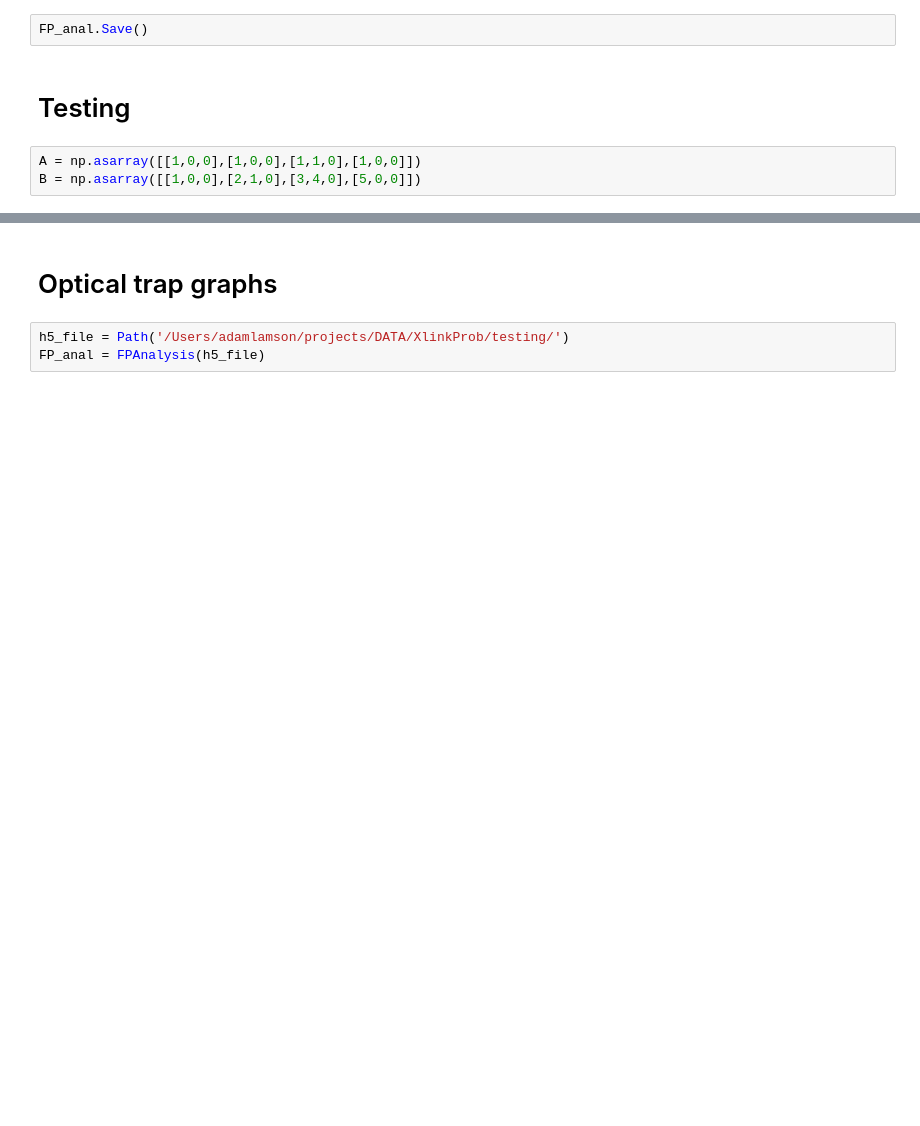
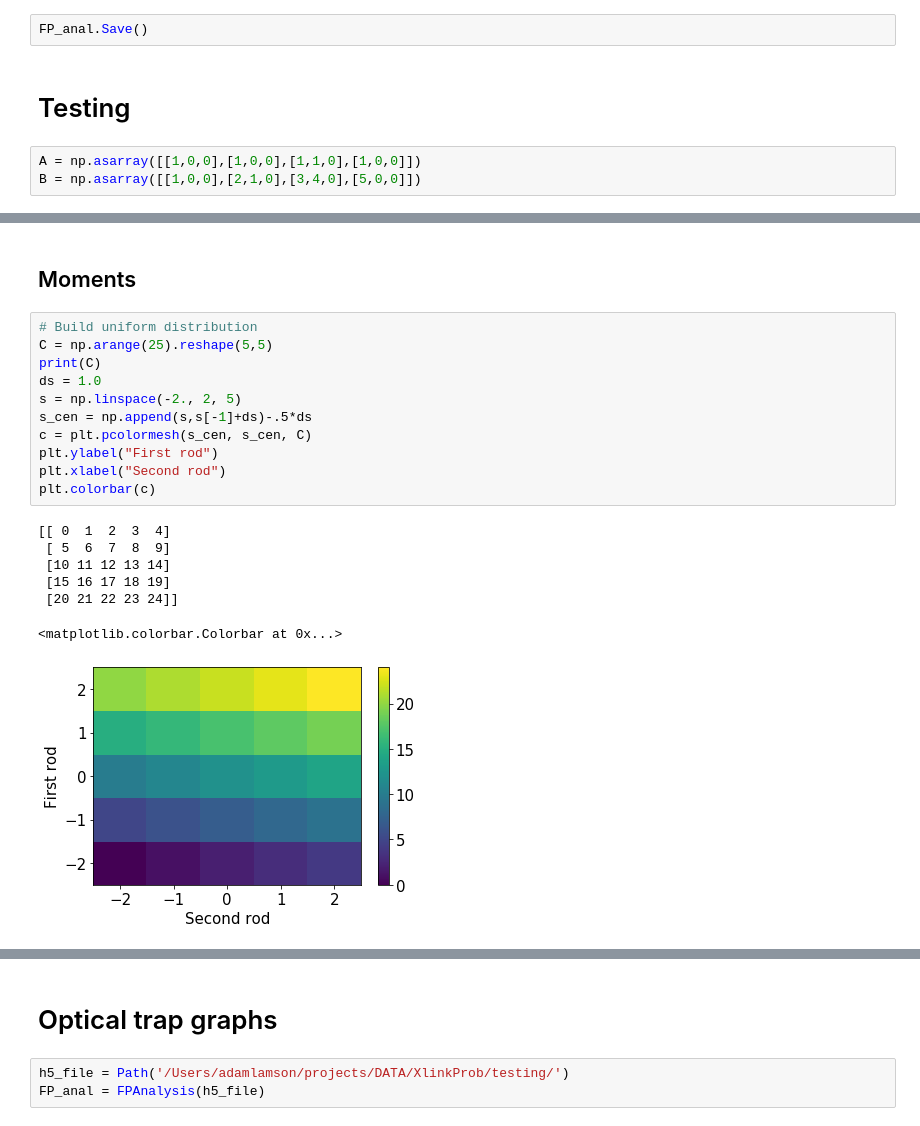
Before and after one commit to lamsoa729/FoXlink, a Jupyter notebook: notebooks/FP_graph_prototypes.ipynb, the cells around one changed output, grey strips where cells are left out. Cells and saved outputs as stored; diff of their text form; blank space fills up the shorter version.

```diff
--- a/notebooks/FP_graph_prototypes.ipynb
+++ b/notebooks/FP_graph_prototypes.ipynb
@@ -206,0 +204,21 @@ print(np.einsum('ij,ij->i', A, B))
+# %% [markdown]
+## Moments
+# %%
+# Build uniform distribution
+C = np.arange(25).reshape(5,5)
+print(C)
+ds = 1.0
+s = np.linspace(-2., 2, 5)
+s_cen = np.append(s,s[-1]+ds)-.5*ds
+c = plt.pcolormesh(s_cen, s_cen, C)
+plt.ylabel("First rod")
+plt.xlabel("Second rod")
+plt.colorbar(c)
+# %% [output]
+[[ 0  1  2  3  4]
+ [ 5  6  7  8  9]
+ [10 11 12 13 14]
+ [15 16 17 18 19]
+ [20 21 22 23 24]]
+<matplotlib.colorbar.Colorbar at 0x...>
+[figure, added]
```
Also changed, not shown: parts of 13 cells of this notebook, 11 other files.
